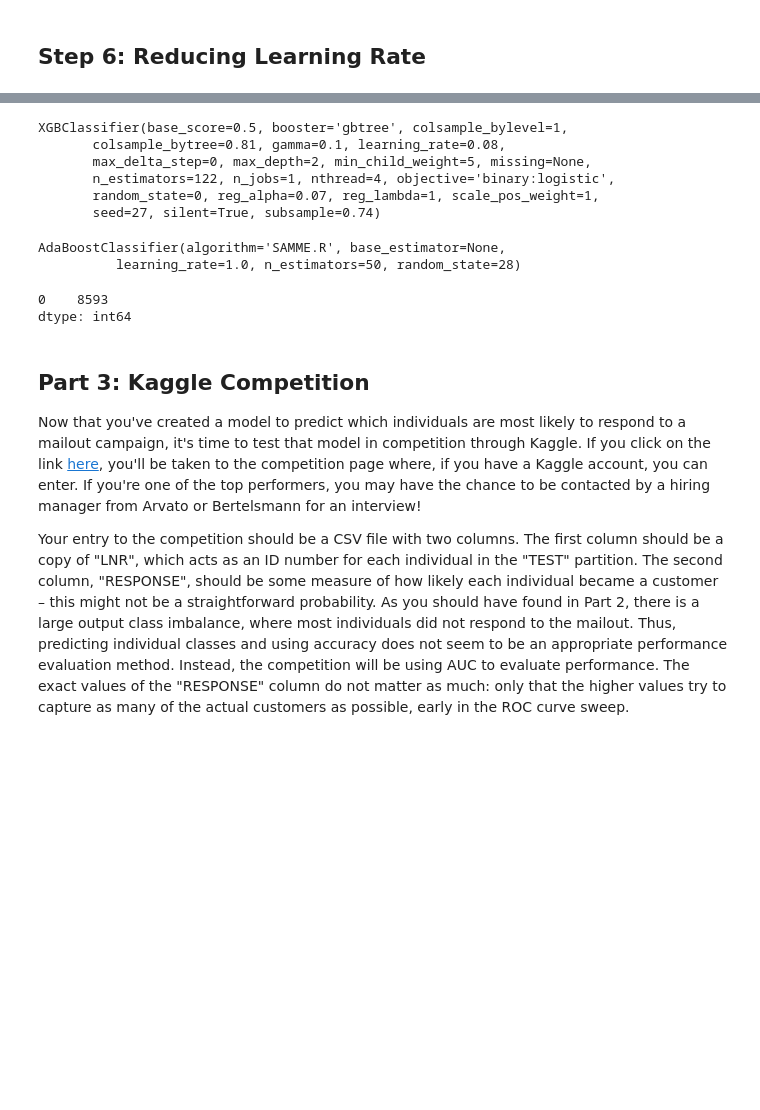
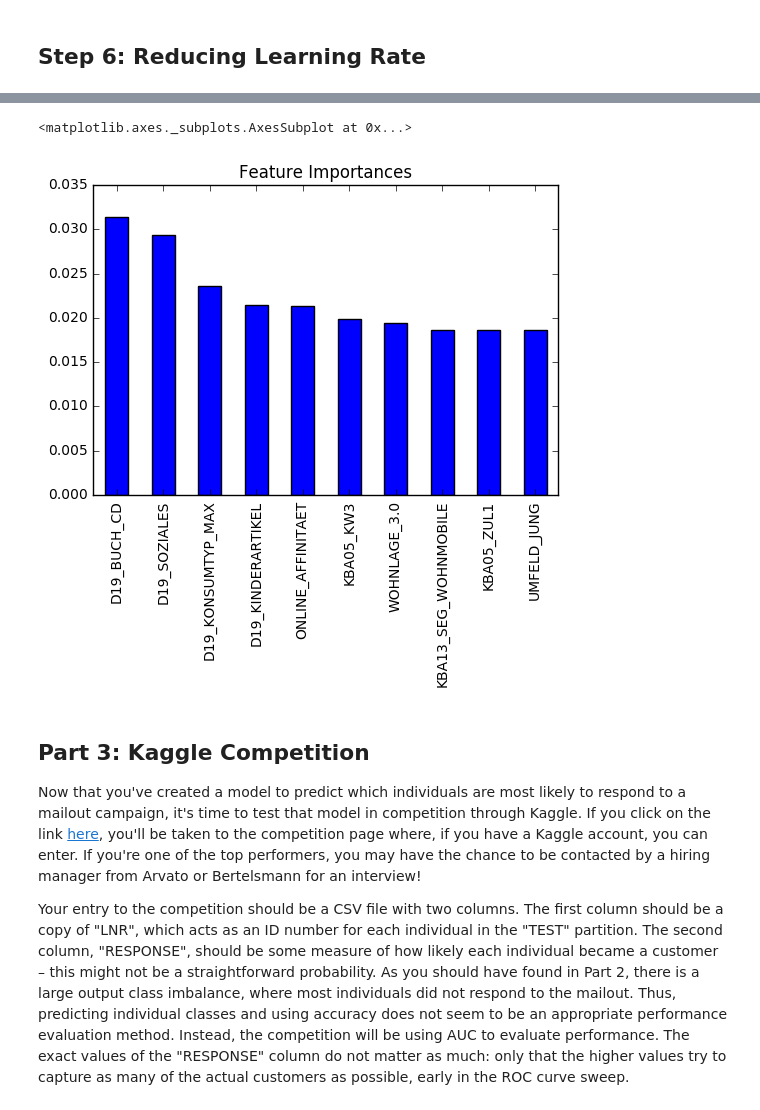
Before and after one commit to Jaouadeddadsi/DSND-Bertelsmann-Arvato-Project, a Jupyter notebook: Arvato_Project_Workbook.ipynb, the cells around one changed output, grey strips where cells are left out. Cells and saved outputs as stored; diff of their text form; code cells hidden in the pictures; blank space fills up the shorter version.

```diff
--- a/Arvato_Project_Workbook.ipynb
+++ b/Arvato_Project_Workbook.ipynb
@@ -1553,15 +1600,14 @@ param_test3 = {
     'gamma':[i/10.0 for i in range(0,5)]
 }
 
-gsearch3 = GridSearchCV(estimator = XGBClassifier( learning_rate =0.1, n_estimators=65,
-                                                  max_depth=2, min_child_weight=5, gamma=0,
+gsearch3 = GridSearchCV(estimator = XGBRegressor( learning_rate =0.1, n_estimators=13,
+                                                  max_depth=3, min_child_weight=5, gamma=0,
                                                   subsample=0.8, colsample_bytree=0.8,
                                                   objective= 'binary:logistic', nthread=4,
                                                   scale_pos_weight=1, seed=27),
                         param_grid = param_test3, scoring='roc_auc', n_jobs=-1,
                         iid=False, cv=5, verbose=10)
-
-gsearch3.fit(X_train, y_train)
+gsearch3.fit(X_train,y_train)
 
 print('Best score: ', gsearch3.best_score_)
 print('Best params: ', gsearch3.best_params_)
@@ -1782,20 +1794,19 @@ Best params:  {'reg_alpha': 0.07}
 # %% [markdown]
 ## Step 6: Reducing Learning Rate
 # %%
-param_test9 = {
- 'learning_rate':[0.01, 0.02, 0.03, 0.04, 0.05, 0.06, 0.07, 0.08, 0.09, 0.1]
+param_test7 = {
+ 'learning_rate':[0.05, 0.06, 0.07, 0.08, 0.09, 0.1]
 }
 
-gsearch9 = GridSearchCV(estimator = XGBClassifier( learning_rate =0.1, n_estimators=83,
-                                                  max_depth=2, min_child_weight=5, gamma=0.1,
-                                                  subsample=0.74, colsample_bytree=0.81, reg_alpha=0.07,
+gsearch7 = GridSearchCV(estimator = XGBRegressor( learning_rate =0.1, n_estimators=52,
+                                                  max_depth=3, min_child_weight=5, gamma=0.4,
+                                                  subsample=0.45, colsample_bytree=0.5,
                                                   objective= 'binary:logistic', nthread=4,
                                                   scale_pos_weight=1, seed=27),
-                        param_grid = param_test9, scoring='roc_auc', n_jobs=-1,
+                        param_grid = param_test7, scoring='roc_auc', n_jobs=-1,
                         iid=False, cv=5, verbose=10)
+gsearch7.fit(X_train,y_train)
 
-gsearch9.fit(X_train, y_train)
-
-print('Best score: ', gsearch9.best_score_)
-print('Best params: ', gsearch9.best_params_)
+print('Best score: ', gsearch7.best_score_)
+print('Best params: ', gsearch7.best_params_)
 # %% [output]
@@ -1839,22 +1850,0 @@ AUC Score (Test): 0.754678
-# %%
-model = XGBClassifier(learning_rate =0.08,
-                      n_estimators=122,
-                      max_depth=2,
-                      min_child_weight=5,
-                      gamma=0.1,
-                      subsample=0.74,
-                      colsample_bytree=0.81,
-                      reg_alpha=0.07,
-                      objective= 'binary:logistic',
-                      nthread=4,
-                      scale_pos_weight=1,
-                      seed=27)
-# %%
-model.fit(X_train, y_train, eval_metric='auc')
-# %% [output]
-XGBClassifier(base_score=0.5, booster='gbtree', colsample_bylevel=1,
-       colsample_bytree=0.81, gamma=0.1, learning_rate=0.08,
-       max_delta_step=0, max_depth=2, min_child_weight=5, missing=None,
-       n_estimators=122, n_jobs=1, nthread=4, objective='binary:logistic',
-       random_state=0, reg_alpha=0.07, reg_lambda=1, scale_pos_weight=1,
-       seed=27, silent=True, subsample=0.74)
@@ -1864,5 +1850,0 @@ clf_A = AdaBoostClassifier(random_state=28)
-# %%
-clf_A.fit(X_train, y_train)
-# %% [output]
-AdaBoostClassifier(algorithm='SAMME.R', base_estimator=None,
-          learning_rate=1.0, n_estimators=50, random_state=28)
@@ -1871,8 +1851,12 @@ pred = clf_A.predict(X_test)
-# %%
-pd.Series(pred).value_counts()
-# %% [output]
-0    8593
-dtype: int64
+# %%
+# feature importance
+feat_imp = pd.Series(model.feature_importances_,
+                     index=features.columns).sort_values(ascending=False)
+# plot 20 important features
+feat_imp.iloc[:10].plot(kind='bar', title='Feature Importances')
+# %% [output]
+<matplotlib.axes._subplots.AxesSubplot at 0x...>
+[figure, added]
 # %% [markdown]
 ## Part 3: Kaggle Competition
 
```
Also changed, not shown: parts of 51 cells of this notebook, 1 other file.
